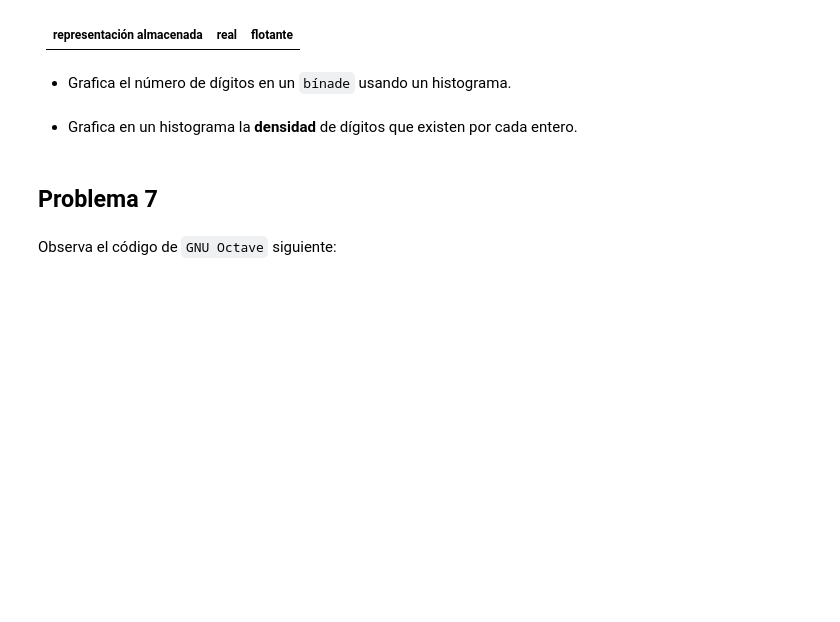
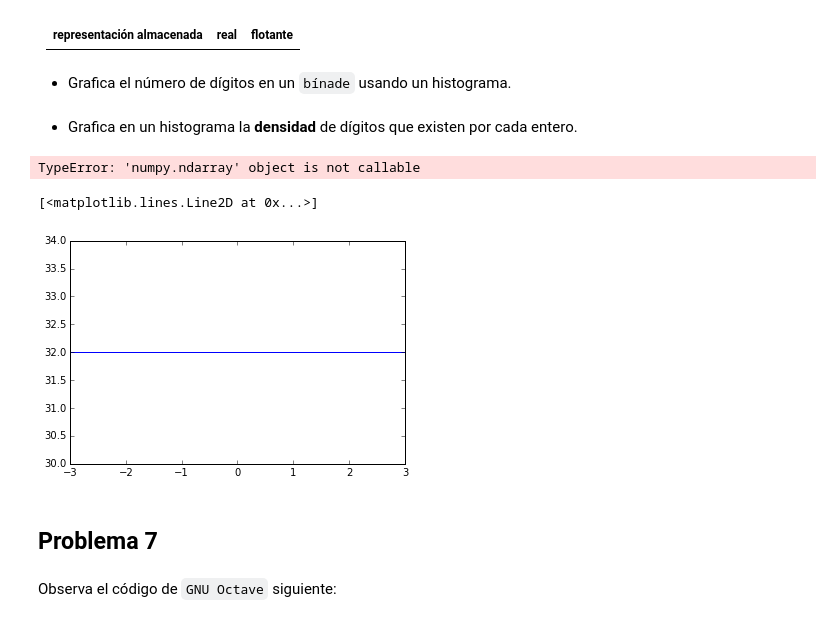
Before and after one commit to luisdiegov/mate-computacional, a Jupyter notebook: alumnos/luisdiegov/examen/Primer Examen Parcial.ipynb, the cells around one changed output. Drawn from its saved outputs; the diff is of its cells as text; code cells hidden in the pictures; blank space fills up the shorter version.

```diff
--- a/alumnos/luisdiegov/examen/Primer Examen Parcial.ipynb
+++ b/alumnos/luisdiegov/examen/Primer Examen Parcial.ipynb
@@ -120,3 +174,16 @@ La tabla debe de tener el siguiente formato:
+# %%
+real(decToBin(1))
+# %% [output]
+TypeError: 'numpy.ndarray' object is not callable
+# %%
+binade = np.ones(7)
+binade = binade*2**5
+rang = np.arange(-3,4)
+rang
+plt.plot(rang,binade) #No pude graficar en histograma
+# %% [output]
+[<matplotlib.lines.Line2D at 0x...>]
+[figure, added]
 # %% [markdown]
 ## Problema 7
 # %% [markdown]
```
Also changed, not shown: parts of 28 cells of this notebook, 3 other files.
